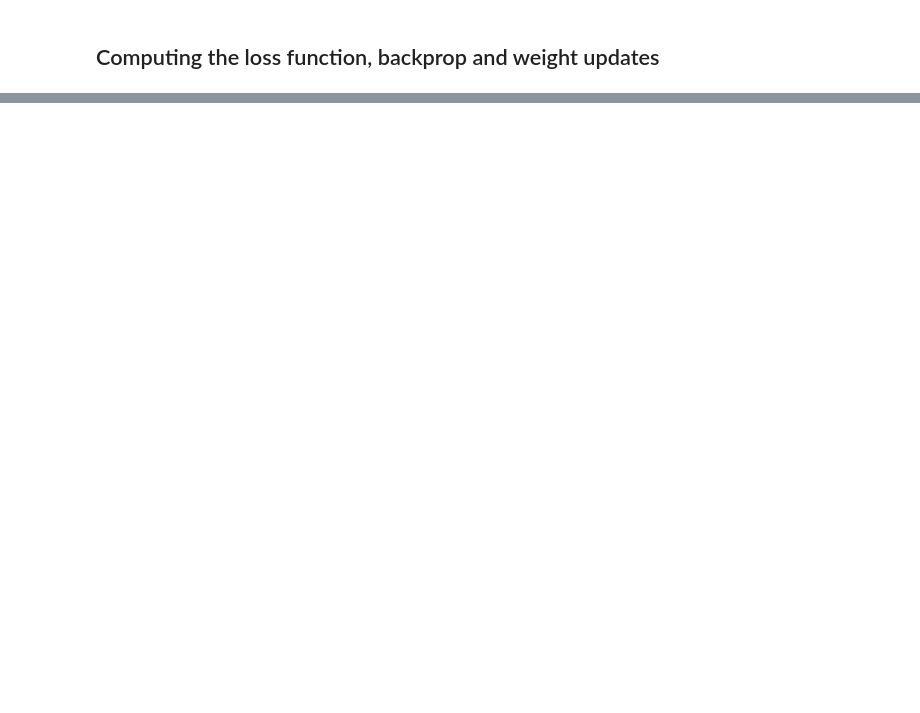
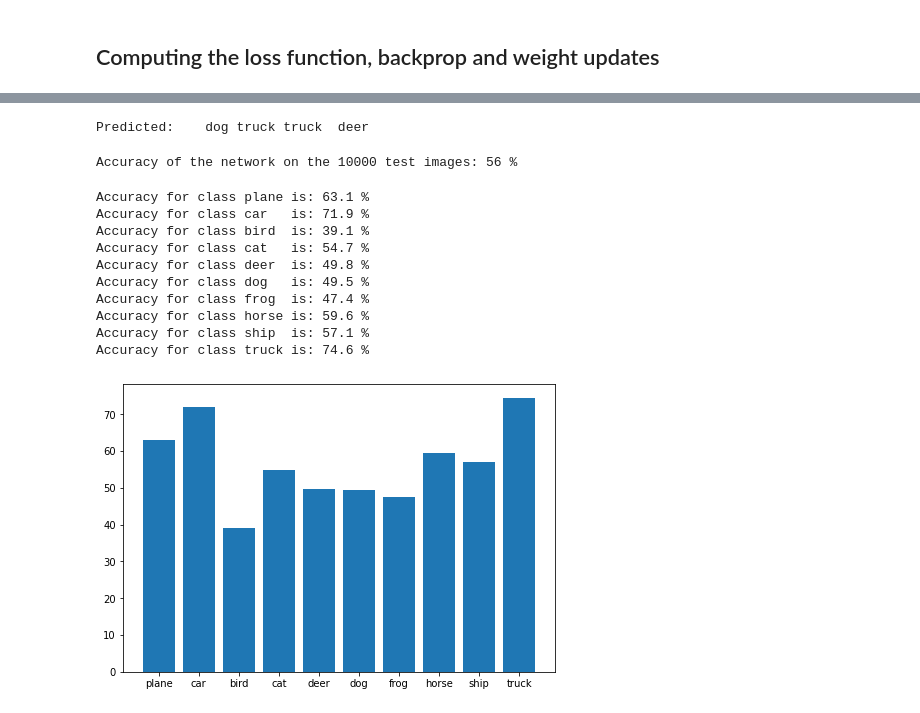
Before and after one commit to LucHayward/ML-notebooks, a Jupyter notebook: Pytorch 60min Blitz.ipynb, the cells around one changed output, grey strips where cells are left out. Drawn from its saved outputs; the diff is of its cells as text; code cells hidden in the pictures; blank space fills up the shorter version.

```diff
--- a/Pytorch 60min Blitz.ipynb
+++ b/Pytorch 60min Blitz.ipynb
@@ -128,0 +303,80 @@ optimizer.step()    # Does the update
+# %%
+net = Net().cuda()
+net.load_state_dict(torch.load(PATH))
+
+outputs = net(images.cuda())
+# Outputs are logits for 10 classes
+
+_, predicted = torch.max(outputs, 1)
+print('Predicted: ', ' '.join('%5s' % classes[predicted[j]] for j in range(4)))
+# %% [output]
+Predicted:    dog truck truck  deer
+# %%
+from tqdm import tqdm
+
+# test the entire test dataset
+correct = 0
+total = 0
+# since we're not training, we don't need to calculate the gradients for our outputs
+with torch.no_grad():
+    for data in tqdm(testloader):
+        images, labels = data
+        images, labels = images.cuda(), labels.cuda()
+        # calculate outputs by running images through the network
+        outputs = net(images)
+        # the class with the highest energy is what we choose as prediction
+        _, predicted = torch.max(outputs.data, 1)
+        predicted = predicted
+        total += labels.size(0)
+        correct += (predicted == labels).sum().item()
+
+print('Accuracy of the network on the 10000 test images: %d %%' % (
+    100 * correct / total))
+# %% [output]
+Accuracy of the network on the 10000 test images: 56 %
+# %%
+# prepare to count predictions for each class
+correct_pred = {classname: 0 for classname in classes}
+total_pred = {classname: 0 for classname in classes}
+
+from tqdm import tqdm
+
+# again no gradients needed
+with torch.no_grad():
+    for data in tqdm(testloader):
+        images, labels = data
+        images, labels = images.cuda(), labels.cuda()
+
+        outputs = net(images)
+        _, predictions = torch.max(outputs, 1)
+
+        # collect the correct predictions for each class
+        for label, prediction in zip(labels, predictions):
+            if label == prediction:
+                correct_pred[classes[label]] += 1
+            total_pred[classes[label]] += 1
+# %%
+# print accuracy for each class
+accuracies = []
+for classname, correct_count in correct_pred.items():
+    accuracy = 100 * float(correct_count) / total_pred[classname]
+    accuracies.append(accuracy)
+    print("Accuracy for class {:5s} is: {:.1f} %".format(classname,
+                                                   accuracy))
+
+fig = plt.figure()
+ax = fig.add_axes([0,0,1,1])
+ax.bar(classes, accuracies)
+plt.show()
+# %% [output]
+Accuracy for class plane is: 63.1 %
+Accuracy for class car   is: 71.9 %
+Accuracy for class bird  is: 39.1 %
+Accuracy for class cat   is: 54.7 %
+Accuracy for class deer  is: 49.8 %
+Accuracy for class dog   is: 49.5 %
+Accuracy for class frog  is: 47.4 %
+Accuracy for class horse is: 59.6 %
+Accuracy for class ship  is: 57.1 %
+Accuracy for class truck is: 74.6 %
+[figure, added]
```
Also changed, not shown: parts of 17 cells of this notebook.
